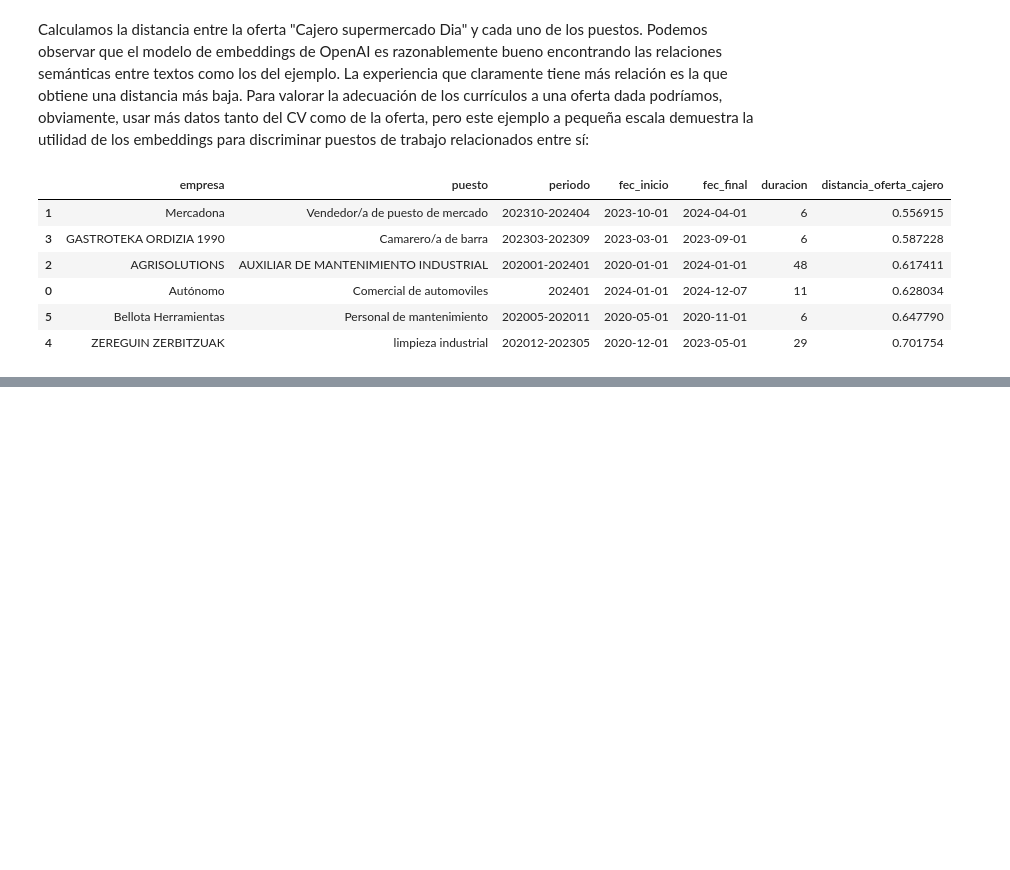
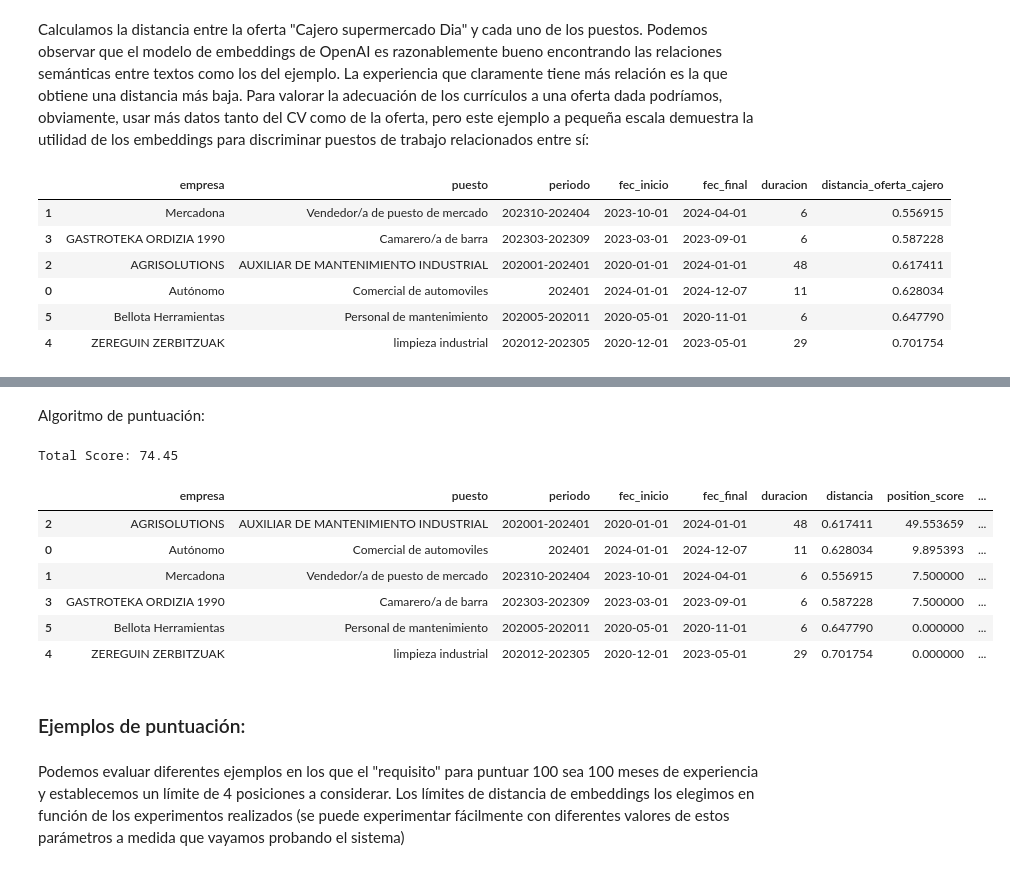
Before and after one commit to reddgr/procesador-de-curriculos-cv, a Jupyter notebook: puntuacion-de-cv-con-embeddings.ipynb, the cells around one changed output, grey strips where cells are left out. Cells and saved outputs as stored; diff of their text form; code cells hidden in the pictures; blank space fills up the shorter version.

Commit message:
algoritmo puntuación

```diff
--- a/puntuacion-de-cv-con-embeddings.ipynb
+++ b/puntuacion-de-cv-con-embeddings.ipynb
@@ -155,0 +164,4 @@ ejemplos_experiencia_sorted.to_pickle("df_ejemplos_con_distancia.pkl")
+# %%
+ejemplos_experiencia_sorted = pd.read_pickle("df_ejemplos_con_distancia.pkl")
+ejemplos_experiencia_sorted.rename(columns={'distancia_oferta_cajero':'distancia'}, inplace=True)
+display(ejemplos_experiencia_sorted)
@@ -155,0 +176,48 @@ ejemplos_experiencia_sorted.to_pickle("df_ejemplos_con_distancia.pkl")
+# %% [markdown]
+Algoritmo de puntuación:
+# %%
+def calcula_puntuacion(df, req_experience, positions_cap=4, min_distance=0.6, max_distance=0.7):
+    """
+    Calcula la puntuación de un CV ...
+
+    Parameters:
+    df (pandas.DataFrame): DataFrame containing CV data with 'duracion' and 'distancia' columns.
+    req_experience (float): Required experience duration to cap the 'duracion' values.
+    min_distance (float, optional): Minimum distance threshold for scoring. Defaults to 0.6.
+    max_distance (float, optional): Maximum distance threshold for scoring. Defaults to 0.7.
+    positions_cap (int, optional): Maximum number of positions to consider for scoring. Defaults to 4.
+
+    Returns:
+    pandas.DataFrame: DataFrame with updated 'position_score' column.
+    float: Total score capped at 100.
+    """
+    df['duration_capped'] = df['duracion'].apply(lambda x: min(x, req_experience))
+    df['adjusted_distance'] = df['distancia'].apply(
+        lambda x: 0 if x <= min_distance else (
+            1 if x >= max_distance else (x - min_distance) / (max_distance - min_distance)
+        )
+    )
+    df['position_score'] = ((1 - df['adjusted_distance']) * (df['duration_capped']/req_experience) * 100)
+    df.loc[df['distancia'] >= max_distance, 'position_score'] = 0
+    df = df.sort_values(by='position_score', ascending=False)
+    df.iloc[positions_cap:, df.columns.get_loc('position_score')] = 0
+    total_score = min(df['position_score'].sum(), 100)
+    return df, total_score
+
+args = [80, 4, 0.6, 0.7] # req_experience, positions_cap, min_distance, max_distance
+scored_df, total_score = calcula_puntuacion(ejemplos_experiencia_sorted, *args)
+print(f"Total Score: {total_score:.2f}")
+display(scored_df)
+# %% [output]
+Total Score: 74.45
+|  | empresa | puesto | periodo | fec_inicio | fec_final | duracion | distancia | position_score | ... |
+| 2 | AGRISOLUTIONS | AUXILIAR DE MANTENIMIENTO INDUSTRIAL | 202001-202401 | 2020-01-01 | 2024-01-01 | 48 | 0.617411 | 49.553659 | ... |
+| 0 | Autónomo | Comercial de automoviles | 202401 | 2024-01-01 | 2024-12-07 | 11 | 0.628034 | 9.895393 | ... |
+| 1 | Mercadona | Vendedor/a de puesto de mercado | 202310-202404 | 2023-10-01 | 2024-04-01 | 6 | 0.556915 | 7.500000 | ... |
+| 3 | GASTROTEKA ORDIZIA 1990 | Camarero/a de barra | 202303-202309 | 2023-03-01 | 2023-09-01 | 6 | 0.587228 | 7.500000 | ... |
+| 5 | Bellota Herramientas | Personal de mantenimiento | 202005-202011 | 2020-05-01 | 2020-11-01 | 6 | 0.647790 | 0.000000 | ... |
+| 4 | ZEREGUIN ZERBITZUAK | limpieza industrial | 202012-202305 | 2020-12-01 | 2023-05-01 | 29 | 0.701754 | 0.000000 | ... |
+# %% [markdown]
+### Ejemplos de puntuación:
+# %% [markdown]
+Podemos evaluar diferentes ejemplos en los que el "requisito" para puntuar 100 sea 100 meses de experiencia y establecemos un límite de 4 posiciones a considerar. Los límites de distancia de embeddings los elegimos en función de los experimentos realizados (se puede experimentar fácilmente con diferentes valores de estos parámetros a medida que vayamos probando el sistema)
```
Also changed, not shown: parts of 13 cells of this notebook.
